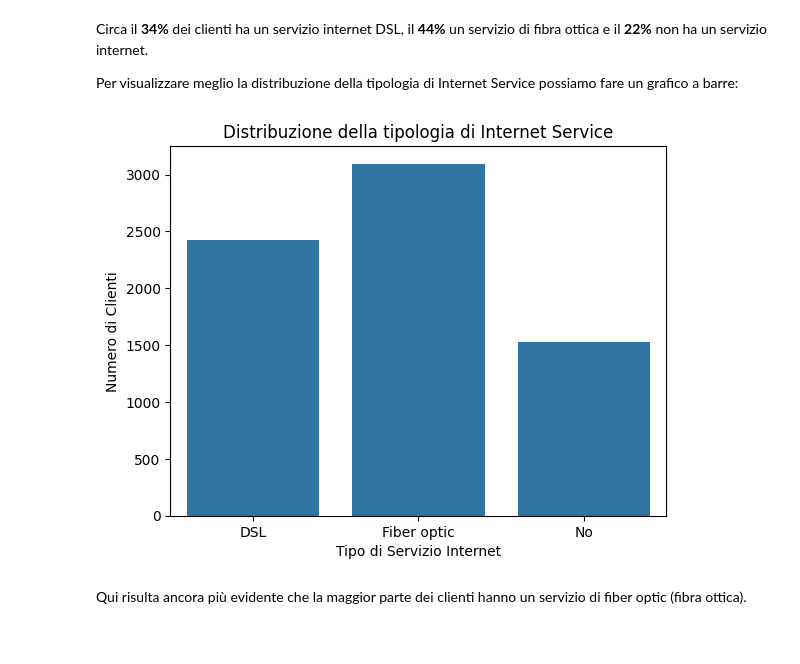
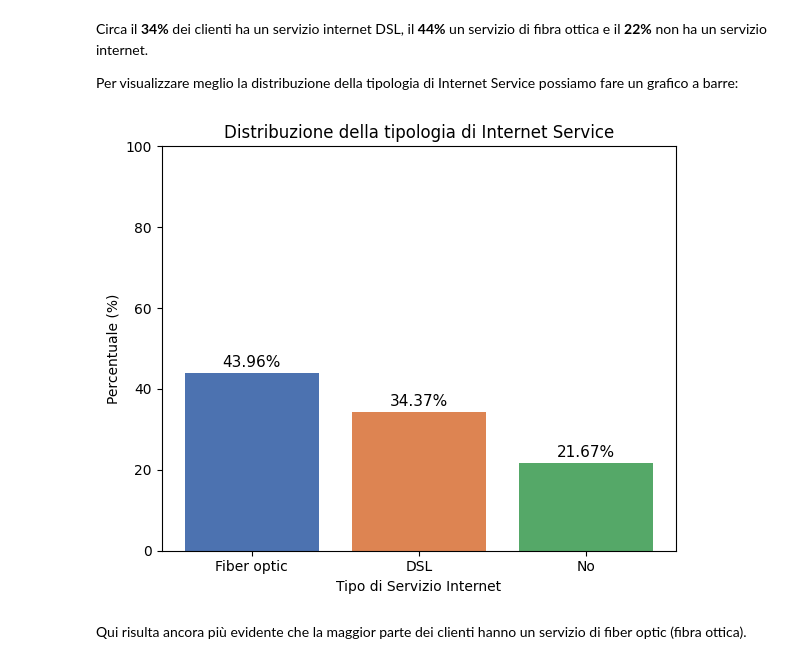
Before and after one commit to aurorap1/Progetto-Data-Science-Gruppo-8-, a Jupyter notebook: Notebook/ProgettoDataScienceGruppo_8.ipynb, the cells around one changed output. Cells and saved outputs as stored; diff of their text form; code cells hidden in the pictures.

```diff
--- a/Notebook/ProgettoDataScienceGruppo_8.ipynb
+++ b/Notebook/ProgettoDataScienceGruppo_8.ipynb
@@ -152,7 +152,7 @@ Il dataset presenta un **class imbalance** moderato: il **73.5%** dei clienti no
 # Grafico a barre per visualizzare lo squilibrio delle classi
 plt.figure(figsize=(6,5))
 colori = ['#4C72B0', '#DD8452']
-barre = plt.bar(churn_percentuale.index, churn_percentuale.values, color=colori)
+barre_churn = plt.bar(churn_percentuale.index, churn_percentuale.values, color=colori)
 
 plt.title('Distribuzione della variabile target Churn')
 plt.xlabel('Churn')
@@ -160,11 +160,12 @@ plt.ylabel('Percentuale (%)')
 plt.ylim(0, 100)
 
 # Etichette con la percentuale sopra ogni barra
-for barra, valore in zip(barre, churn_percentuale.values):
+for barra, valore in zip(barre_churn, churn_percentuale.values):
     plt.text(barra.get_x() + barra.get_width()/2, valore + 1.5,
               f'{valore:.2f}%', ha='center', fontsize=11)
 
 plt.tight_layout()
+plt.savefig("churn_distribution.png", dpi=150, bbox_inches="tight")
 plt.show()
 # %% [output]
 [figure]
@@ -449,15 +450,28 @@ La percentuale di clienti senza un servizio internet è: 21.67
 Circa il **34%** dei clienti ha un servizio internet DSL, il **44%** un servizio di fibra ottica e il **22%** non ha un servizio internet.
 
 Per visualizzare meglio la distribuzione della tipologia di Internet Service possiamo fare un grafico a barre:
-# %%
-# Grafico per la distribuzione del servizio Internet
-sns.countplot(data=df, x="InternetService")
-plt.title("Distribuzione della tipologia di Internet Service")
-plt.xlabel("Tipo di Servizio Internet")
-plt.ylabel("Numero di Clienti")
-plt.show()
-# %% [output]
-[figure, removed]
+# %%
+# Grafico a barre per la distribuzione del servizio Internet (in percentuale)
+internet_perc = df["InternetService"].value_counts(normalize=True) * 100
+
+plt.figure(figsize=(6,5))
+colori = ['#4C72B0', '#DD8452', '#55A868']
+barre_int = plt.bar(internet_perc.index, internet_perc.values, color=colori)
+
+plt.title('Distribuzione della tipologia di Internet Service')
+plt.xlabel('Tipo di Servizio Internet')
+plt.ylabel('Percentuale (%)')
+plt.ylim(0, 100)
+
+# Etichette con la percentuale sopra ogni barra
+for barra, valore in zip(barre_int, internet_perc.values):
+    plt.text(barra.get_x() + barra.get_width()/2, valore + 1.5,
+              f'{valore:.2f}%', ha='center', fontsize=11)
+
+plt.tight_layout()
+plt.show()
+# %% [output]
+[figure, added]
 # %% [markdown]
 Qui risulta ancora più evidente che la maggior parte dei clienti hanno un servizio di fiber optic (fibra ottica).
 # %% [markdown]
```
Also changed, not shown: parts of 60 cells of this notebook.
